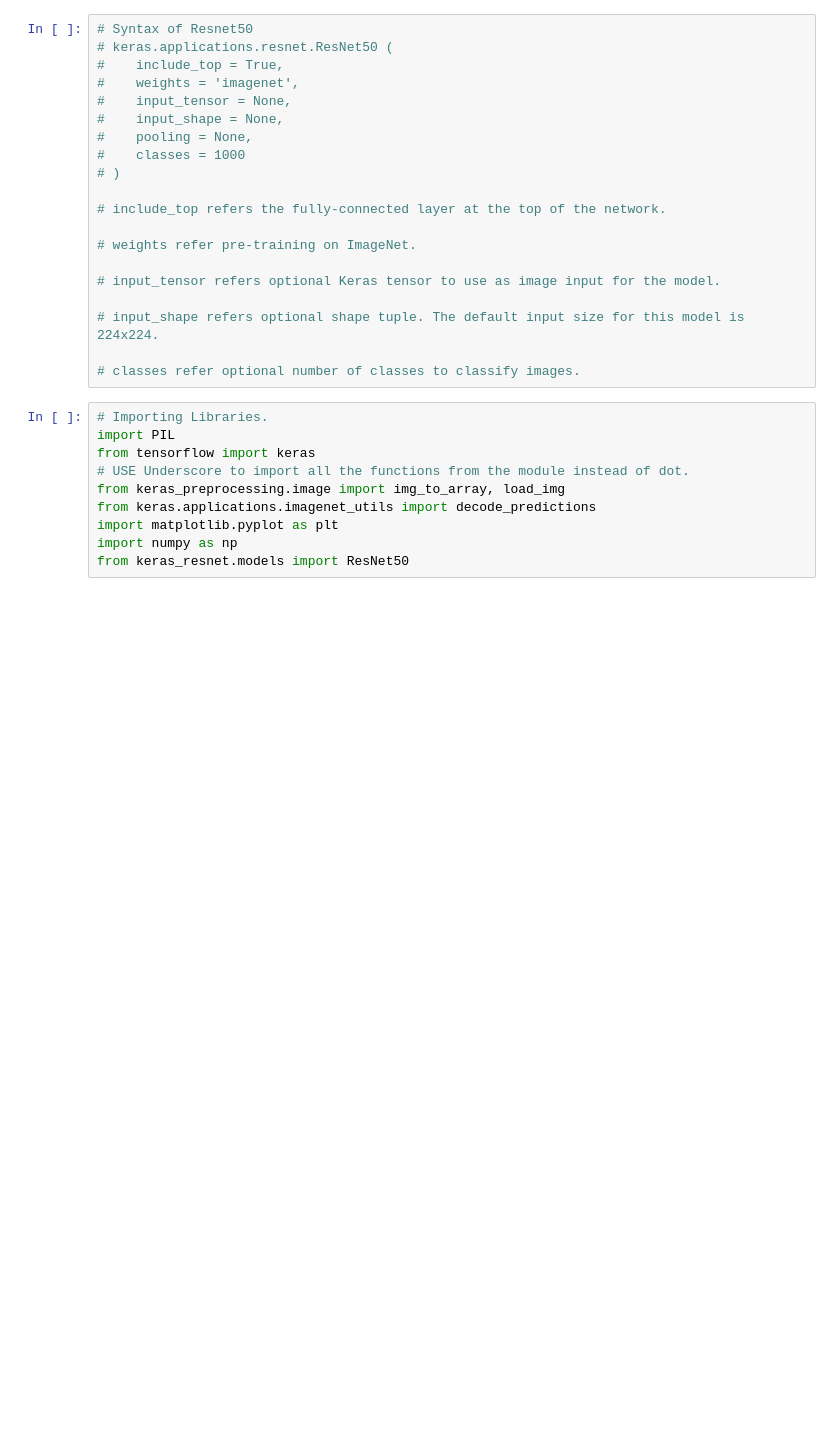
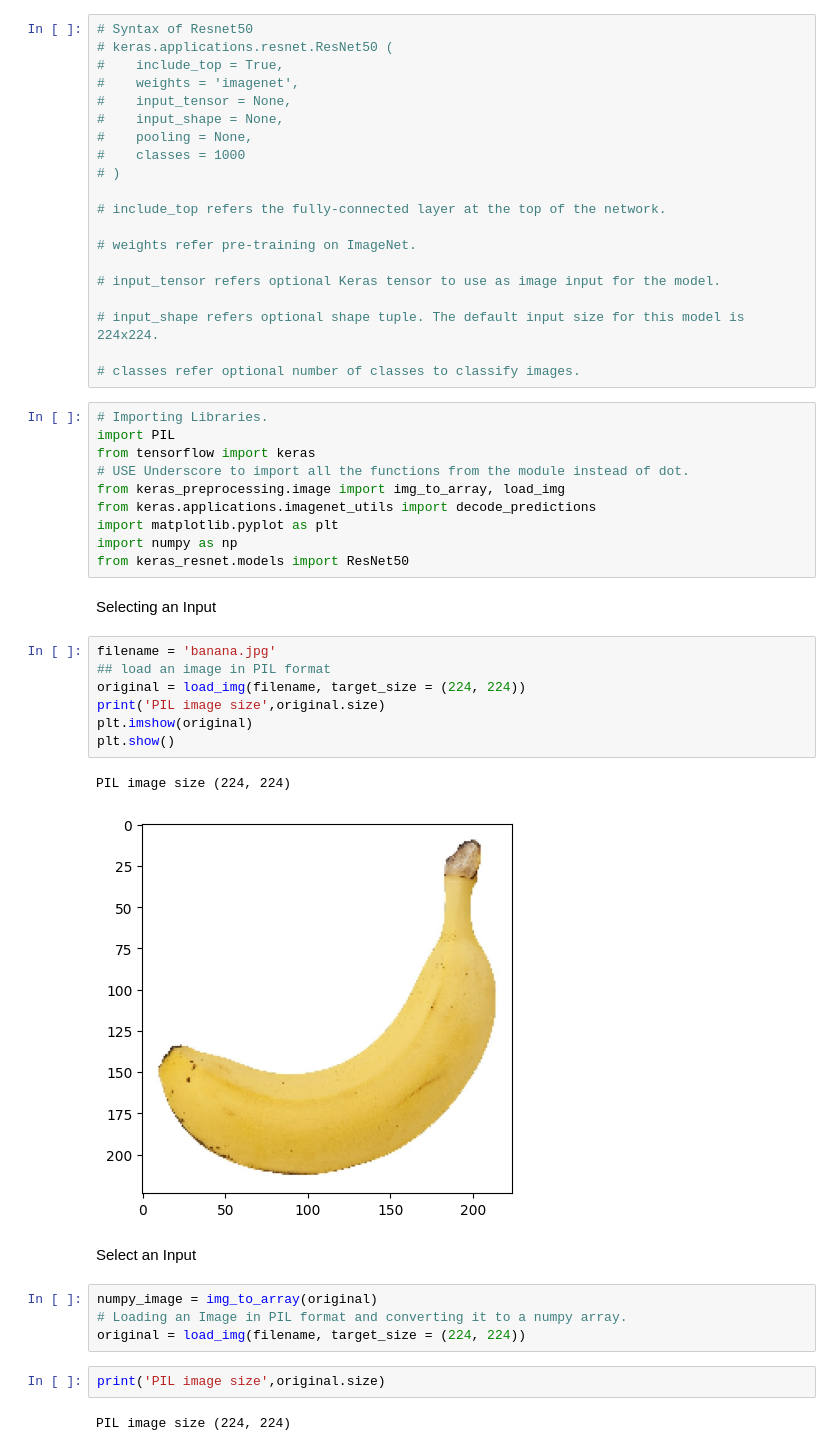
Before and after one commit to Haroon-Zafar/Prediction-using-ResNet-Model, a Jupyter notebook: resNetPredictionNotebook.ipynb, the cells around one changed output. Saved outputs shown, nothing was run; the diff lists cells and outputs as text; blank space fills up the shorter version.

Commit message:
Converting Images into Numpy Array.

```diff
--- a/resNetPredictionNotebook.ipynb
+++ b/resNetPredictionNotebook.ipynb
@@ -28,3 +28,25 @@ from keras.applications.imagenet_utils import decode_predictions
 import matplotlib.pyplot as plt
 import numpy as np
 from keras_resnet.models import ResNet50
+# %% [markdown]
+Selecting an Input
+# %%
+filename = 'banana.jpg'
+## load an image in PIL format
+original = load_img(filename, target_size = (224, 224))
+print('PIL image size',original.size)
+plt.imshow(original)
+plt.show()
+# %% [output]
+PIL image size (224, 224)
+[figure, added]
+# %% [markdown]
+Select an Input
+# %%
+numpy_image = img_to_array(original)
+# Loading an Image in PIL format and converting it to a numpy array.
+original = load_img(filename, target_size = (224, 224))
+# %%
+print('PIL image size',original.size)
+# %% [output]
+PIL image size (224, 224)
```
Also changed, not shown: parts of 8 cells of this notebook, 1 other file.
